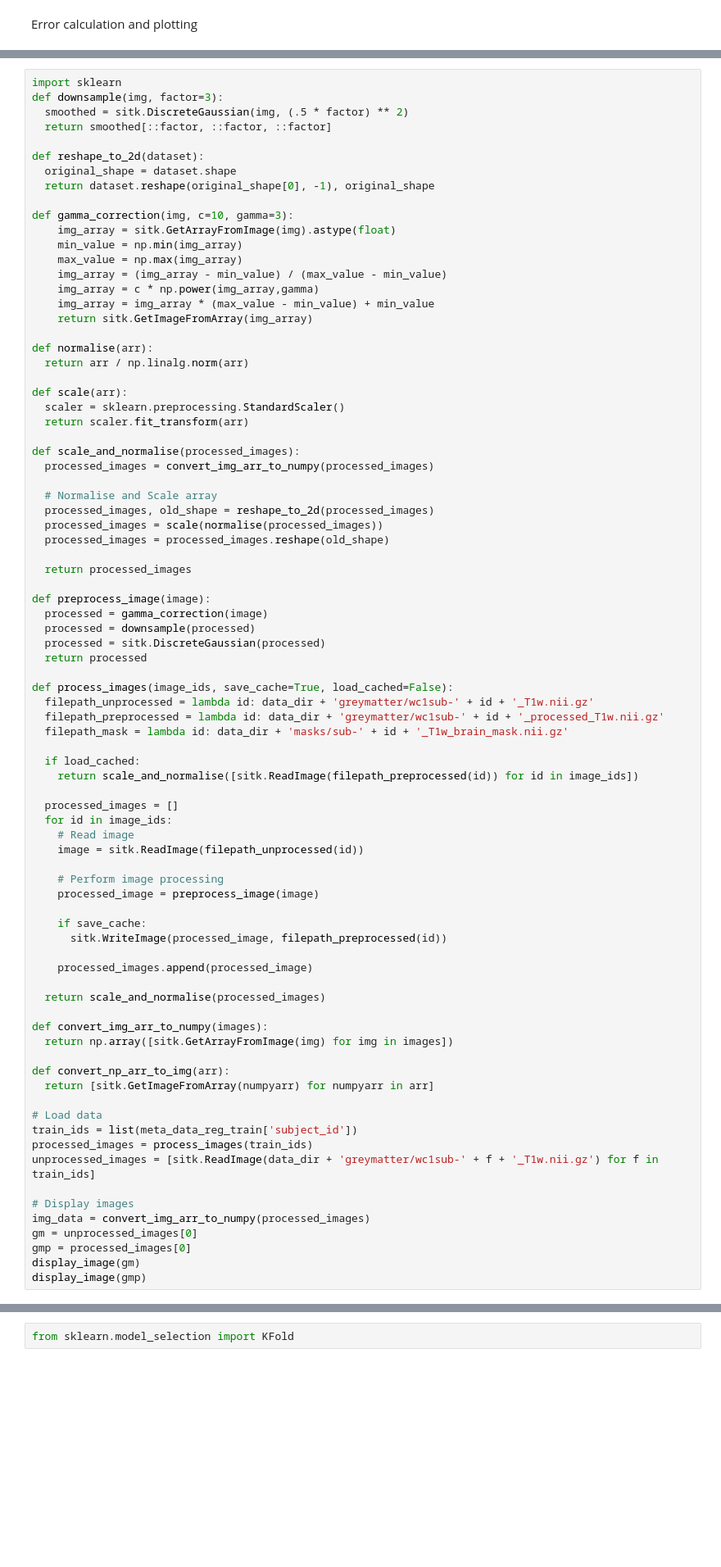
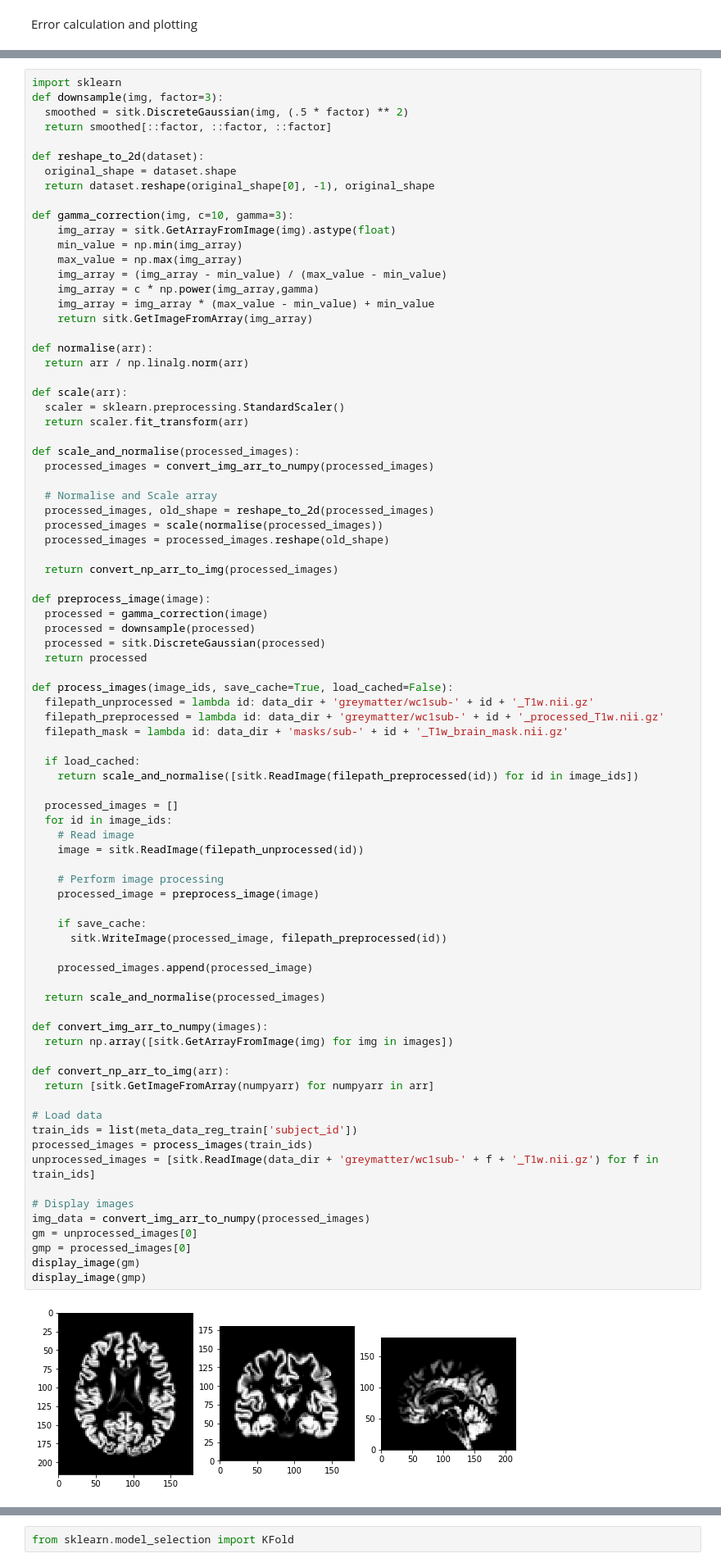
Before and after one commit to ClaraGila/MLICoursework, a Jupyter notebook: CW-Brain-Age-PartC.ipynb, the cells around one changed output, grey strips where cells are left out. Shown at 82% size. Saved outputs shown, nothing was run; the diff lists cells and outputs as text; blank space fills up the shorter version.

```diff
--- a/CW-Brain-Age-PartC.ipynb
+++ b/CW-Brain-Age-PartC.ipynb
@@ -1092,7 +1123,7 @@ def scale_and_normalise(processed_images):
   processed_images = scale(normalise(processed_images))
   processed_images = processed_images.reshape(old_shape)
 
-  return processed_images
+  return convert_np_arr_to_img(processed_images)
 
 def preprocess_image(image):
   processed = gamma_correction(image)
@@ -1113,30 +1144,32 @@ def process_images(image_ids, save_cache=True, load_cached=False):
     # Read image
     image = sitk.ReadImage(filepath_unprocessed(id))
 
     # Perform image processing
     processed_image = preprocess_image(image)
 
     if save_cache:
       sitk.WriteImage(processed_image, filepath_preprocessed(id))
 
     processed_images.append(processed_image)
 
   return scale_and_normalise(processed_images)
 
 def convert_img_arr_to_numpy(images):
   return np.array([sitk.GetArrayFromImage(img) for img in images])
 
 def convert_np_arr_to_img(arr):
   return [sitk.GetImageFromArray(numpyarr) for numpyarr in arr]
 
 # Load data
 train_ids = list(meta_data_reg_train['subject_id'])
 processed_images = process_images(train_ids)
 unprocessed_images = [sitk.ReadImage(data_dir + 'greymatter/wc1sub-' + f + '_T1w.nii.gz') for f in train_ids]
 
 # Display images
 img_data = convert_img_arr_to_numpy(processed_images)
 gm = unprocessed_images[0]
 gmp = processed_images[0]
 display_image(gm)
 display_image(gmp)
+# %% [output]
+[figure, added]
```
Also changed, not shown: parts of 11 cells of this notebook.
